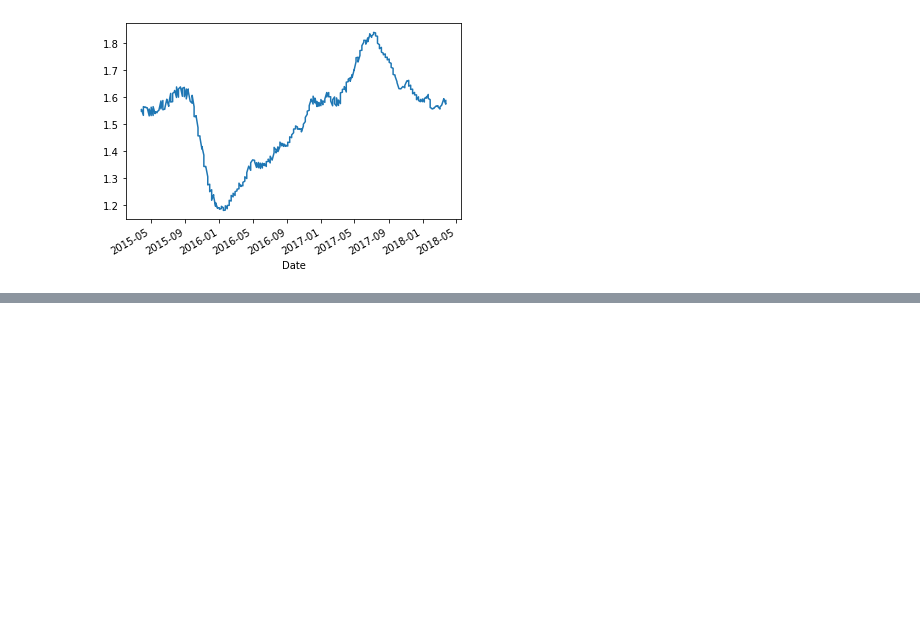
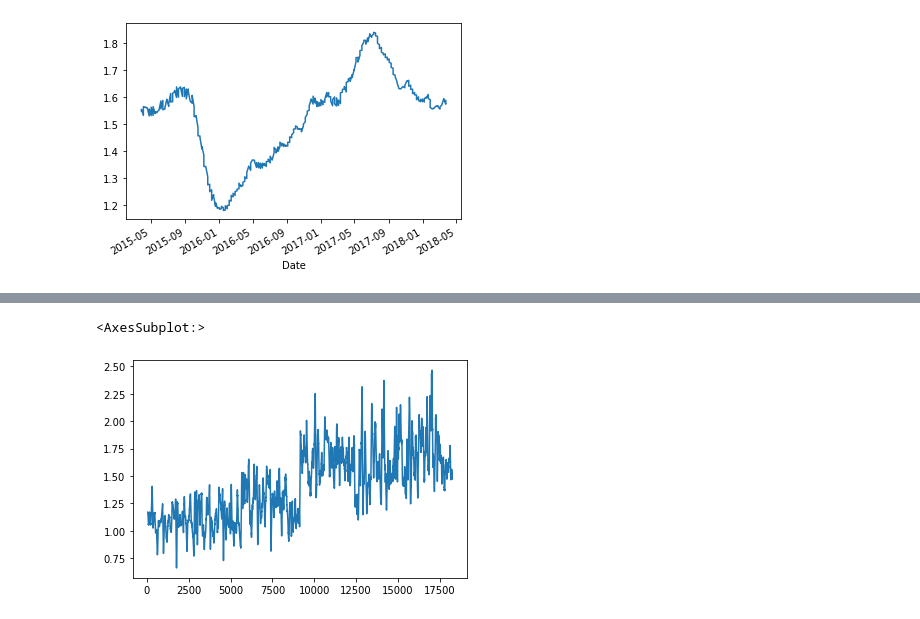
Before and after one commit to Madnessxx/2022-4126COMP-joshfenlon, a Jupyter notebook: visualRep.ipynb, the cells around one changed output, grey strips where cells are left out. Saved outputs shown, nothing was run; the diff lists cells and outputs as text; code cells hidden in the pictures; blank space fills up the shorter version.

```diff
--- a/visualRep.ipynb
+++ b/visualRep.ipynb
@@ -16,0 +29,11 @@ See the caveats in the documentation: https://pandas.pydata.org/pandas-docs/stab
+# %%
+import pandas as pd
+
+df = pd.read_csv("dataset/avocado.csv")
+us_df = df
+us_df.set_index("Total Volume", inplace=False)
+us_df.sort_index(inplace=False)
+us_df["AveragePrice"].rolling(50).mean().plot()
+# %% [output]
+<AxesSubplot:>
+[figure, added]
```
Also changed, not shown: parts of 1 cell of this notebook.
